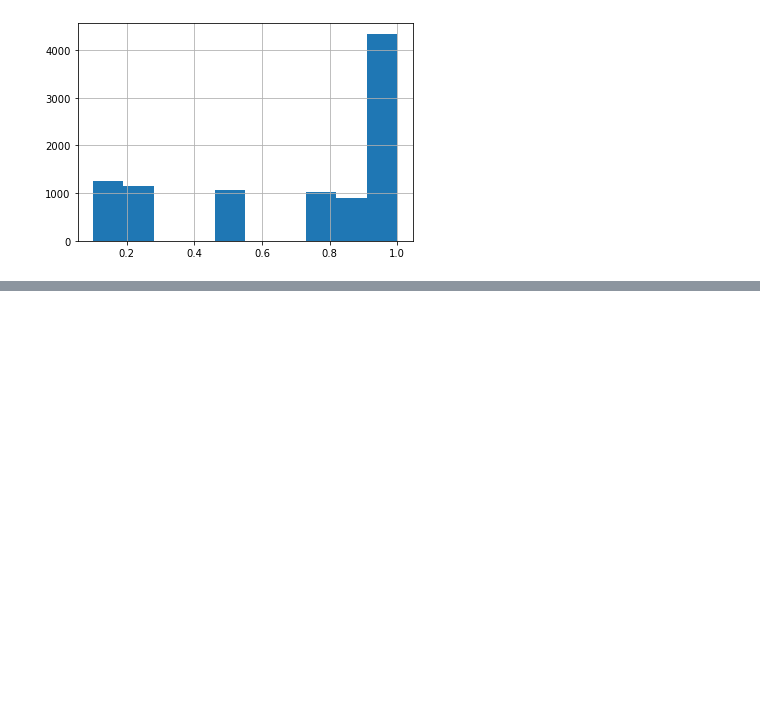
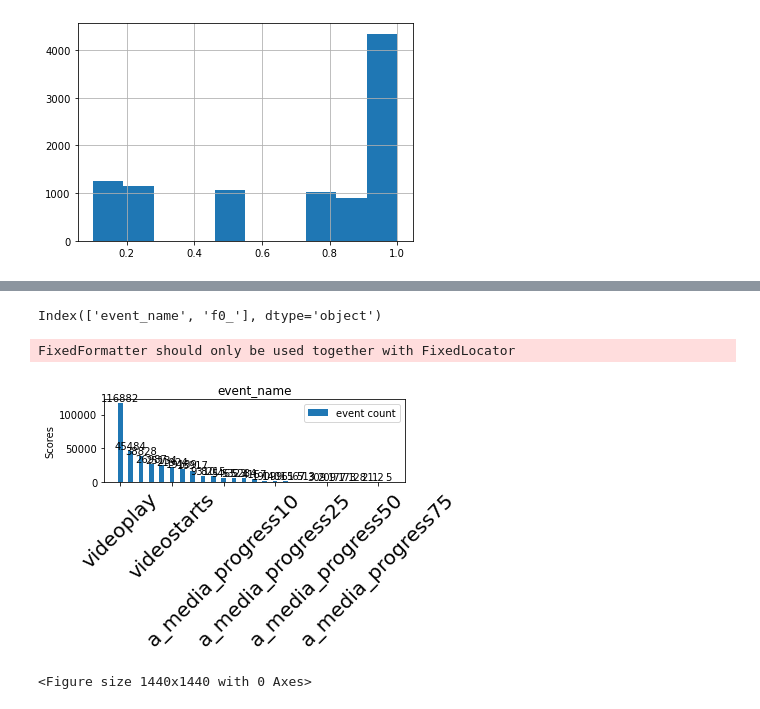
Before and after one commit to dj-betts/jf_project, a Jupyter notebook: eda.ipynb, the cells around one changed output, grey strips where cells are left out. Cells and saved outputs as stored; diff of their text form; code cells hidden in the pictures; blank space fills up the shorter version.

```diff
--- a/eda.ipynb
+++ b/eda.ipynb
@@ -388,0 +322,10 @@ english_df.score.hist()
+# %%
+data = pd.read_csv('/Users/djbetts/Desktop/jf_project/data/event_name_eda.csv')
+# %%
+df = data.copy()
+# %%
+df.columns
+# %% [output]
+Index(['event_name', 'f0_'], dtype='object')
+# %%
+df.sort_values(by='f0_', ascending=False, inplace=True)
@@ -388,0 +336,33 @@ english_df.score.hist()
+# %%
+import matplotlib
+import matplotlib.pyplot as plt
+import numpy as np
+
+
+labels = df.event_name
+values= df.f0_
+
+x = np.arange(len(labels))
+width = 0.45  # the width of the bars
+
+fig, ax = plt.subplots()
+rects1 = ax.bar(x=x, height=values, width=width, label='event count')
+#rects2 = ax.bar(x + width/2, women_means, width, label='Women')
+
+# Add some text for labels, title and custom x-axis tick labels, etc.
+ax.set_ylabel('Scores')
+ax.set_title('event_name')
+ax
+ax.set_xticklabels(labels=labels, fontsize=20,rotation=45)
+
+ax.legend()
+ax.bar_label(rects1, padding=0)
+#ax.bar_label(rects2, padding=3)
+
+fig.tight_layout()
+plt.figure(figsize=(20,20))
+plt.show();
+# %% [output]
+FixedFormatter should only be used together with FixedLocator
+[figure, added]
+<Figure size 1440x1440 with 0 Axes>
```
Also changed, not shown: parts of 24 cells of this notebook, 1 other file.
